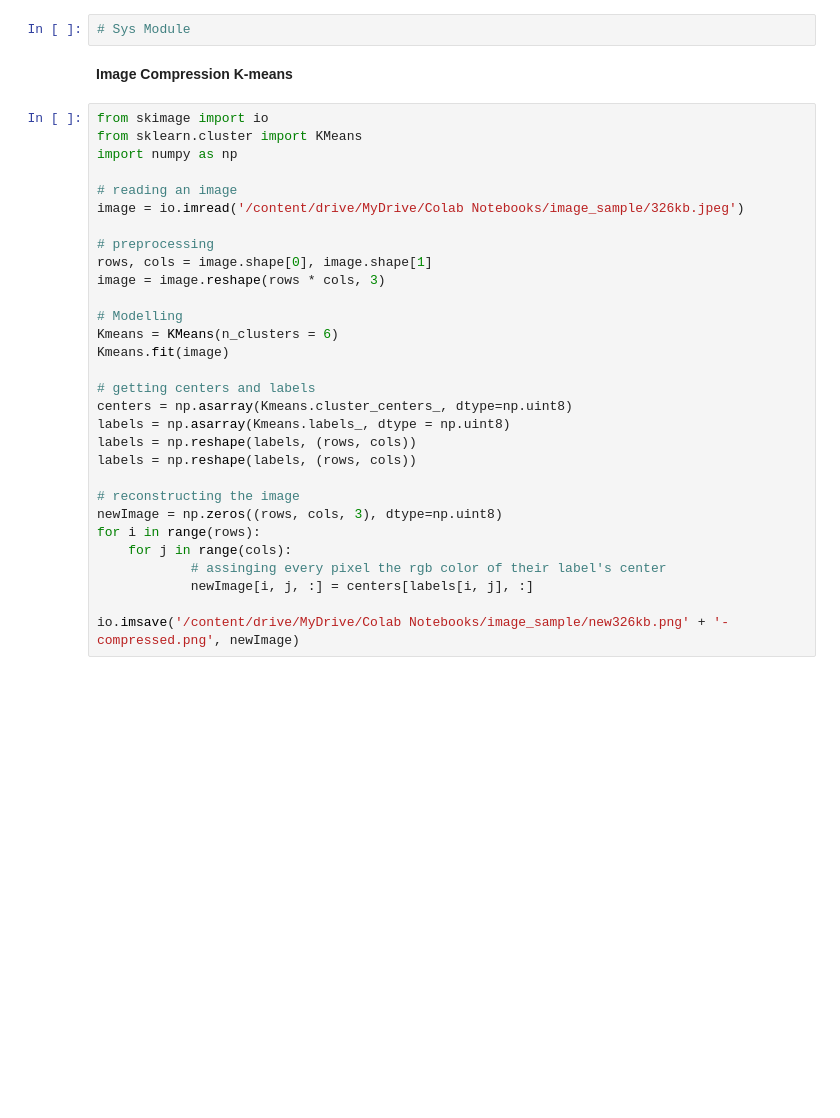
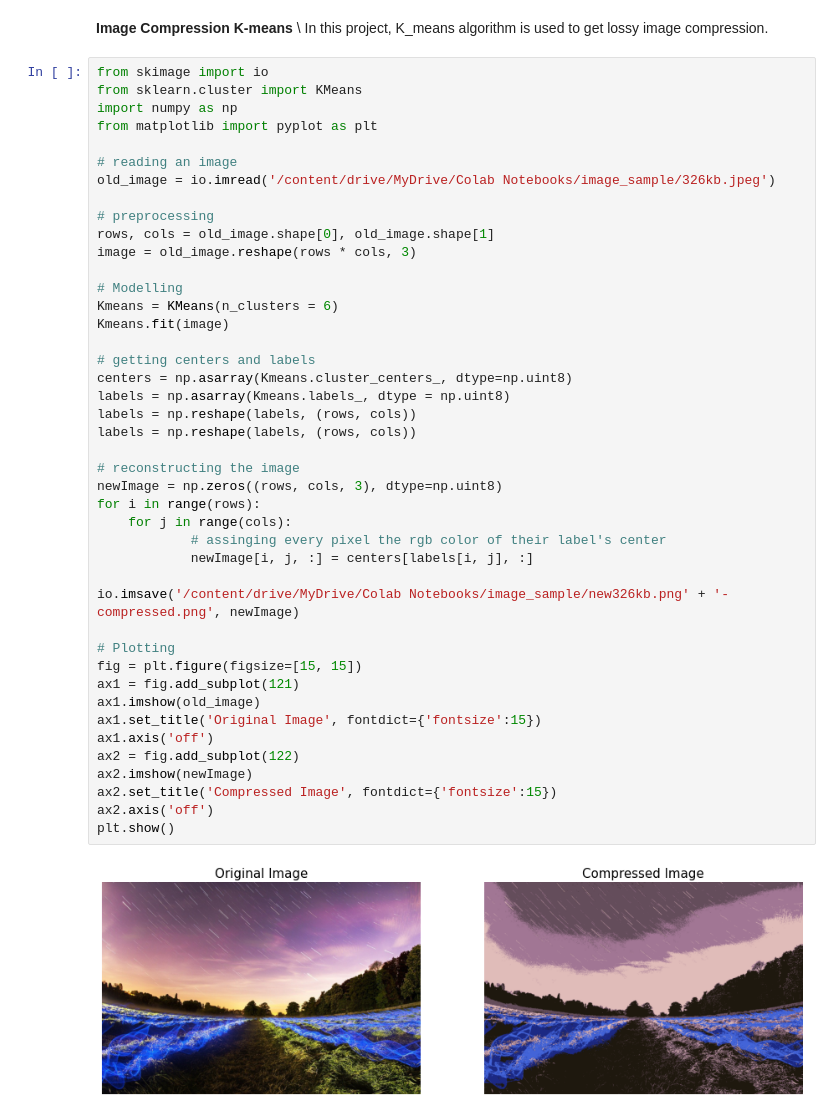
Before and after one commit to Vaibhav733/Personal-Projects, a Jupyter notebook: Personal_projects.ipynb, the cells around one changed output. Saved outputs shown, nothing was run; the diff lists cells and outputs as text; blank space fills up the shorter version.

```diff
--- a/Personal_projects.ipynb
+++ b/Personal_projects.ipynb
@@ -1,36 +1,50 @@
 # %% [markdown]
 <a href="https://colab.research.google.com/github/Vaibhav733/Personal-Projects/blob/personal/Personal_projects.ipynb" target="_parent"><img src="https://colab.research.google.com/assets/colab-badge.svg" alt="Open In Colab"/></a>
-# %%
-# Sys Module
 # %% [markdown]
-**Image Compression K-means**
+**Image Compression K-means** \\
+In this project, K_means algorithm is used to get lossy image compression.
 # %%
 from skimage import io
 from sklearn.cluster import KMeans
 import numpy as np
+from matplotlib import pyplot as plt
 
 # reading an image
-image = io.imread('/content/drive/MyDrive/Colab Notebooks/image_sample/326kb.jpeg')
+old_image = io.imread('/content/drive/MyDrive/Colab Notebooks/image_sample/326kb.jpeg')
 
 # preprocessing
-rows, cols = image.shape[0], image.shape[1]
-image = image.reshape(rows * cols, 3)
+rows, cols = old_image.shape[0], old_image.shape[1]
+image = old_image.reshape(rows * cols, 3)
 
 # Modelling
 Kmeans = KMeans(n_clusters = 6)
 Kmeans.fit(image)
 
 # getting centers and labels
 centers = np.asarray(Kmeans.cluster_centers_, dtype=np.uint8)
 labels = np.asarray(Kmeans.labels_, dtype = np.uint8)
 labels = np.reshape(labels, (rows, cols))
 labels = np.reshape(labels, (rows, cols))
 
 # reconstructing the image
 newImage = np.zeros((rows, cols, 3), dtype=np.uint8)
 for i in range(rows):
     for j in range(cols):
             # assinging every pixel the rgb color of their label's center
             newImage[i, j, :] = centers[labels[i, j], :]
 
 io.imsave('/content/drive/MyDrive/Colab Notebooks/image_sample/new326kb.png' + '-compressed.png', newImage)
+
+# Plotting
+fig = plt.figure(figsize=[15, 15])
+ax1 = fig.add_subplot(121)
+ax1.imshow(old_image)
+ax1.set_title('Original Image', fontdict={'fontsize':15})
+ax1.axis('off')
+ax2 = fig.add_subplot(122)
+ax2.imshow(newImage)
+ax2.set_title('Compressed Image', fontdict={'fontsize':15})
+ax2.axis('off')
+plt.show()
+# %% [output]
+[figure, added]
```
